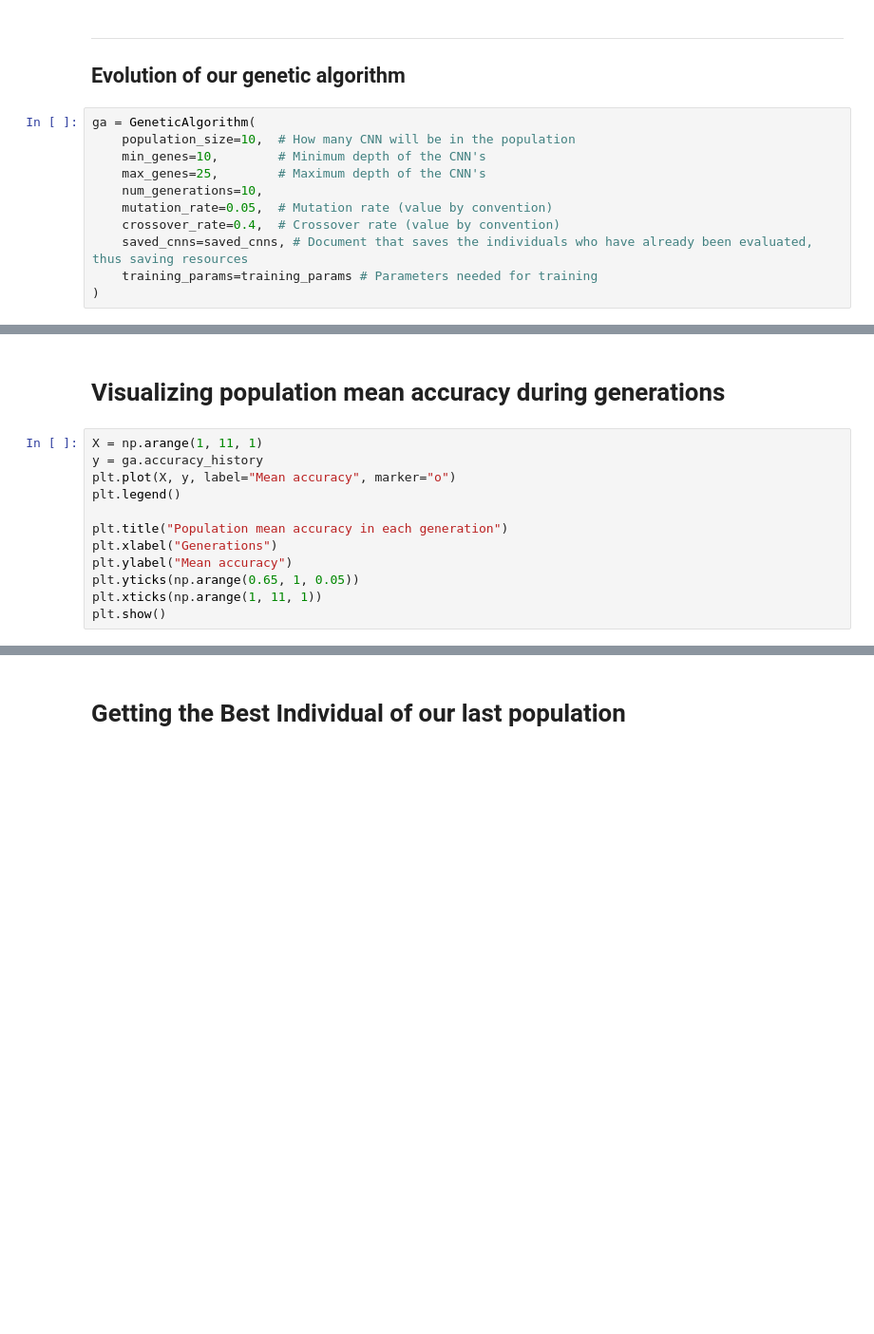
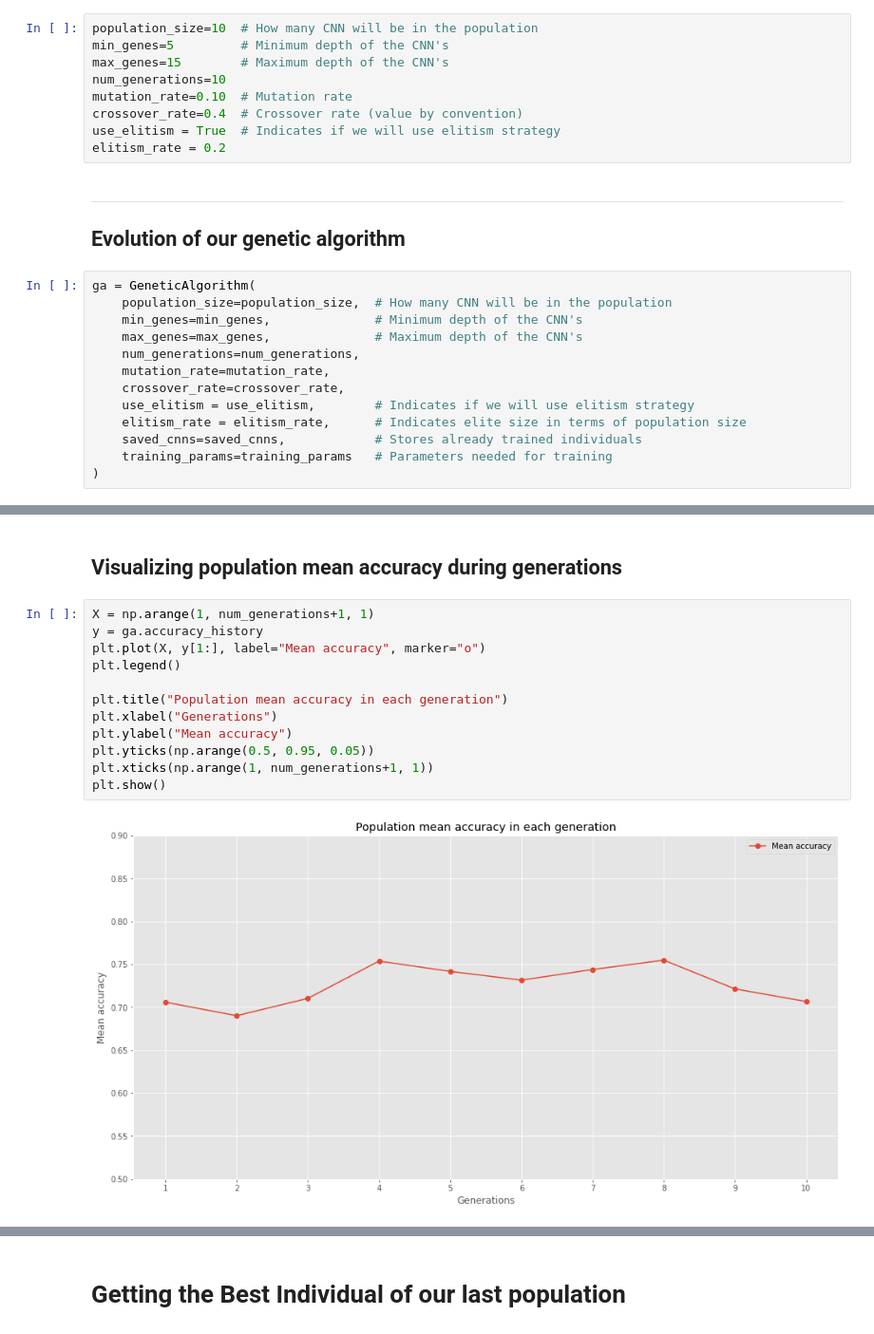
Before and after one commit to guillermovc/autocnn_with_ga, a Jupyter notebook: AutoCNN.ipynb, the cells around one changed output, grey strips where cells are left out. Shown at 95% size. Saved outputs shown, nothing was run; the diff lists cells and outputs as text; blank space fills up the shorter version.

```diff
--- a/AutoCNN.ipynb
+++ b/AutoCNN.ipynb
@@ -743,16 +791,27 @@ training_params = {
+# %%
+population_size=10  # How many CNN will be in the population
+min_genes=5         # Minimum depth of the CNN's
+max_genes=15        # Maximum depth of the CNN's
+num_generations=10
+mutation_rate=0.10  # Mutation rate
+crossover_rate=0.4  # Crossover rate (value by convention)
+use_elitism = True  # Indicates if we will use elitism strategy
+elitism_rate = 0.2
 # %% [markdown]
 ---
 ## Evolution of our genetic algorithm
 # %%
 ga = GeneticAlgorithm(
-    population_size=10,  # How many CNN will be in the population
-    min_genes=10,        # Minimum depth of the CNN's
-    max_genes=25,        # Maximum depth of the CNN's
-    num_generations=10,
-    mutation_rate=0.05,  # Mutation rate (value by convention)
-    crossover_rate=0.4,  # Crossover rate (value by convention)
-    saved_cnns=saved_cnns, # Document that saves the individuals who have already been evaluated, thus saving resources
-    training_params=training_params # Parameters needed for training
+    population_size=population_size,  # How many CNN will be in the population
+    min_genes=min_genes,              # Minimum depth of the CNN's
+    max_genes=max_genes,              # Maximum depth of the CNN's
+    num_generations=num_generations,
+    mutation_rate=mutation_rate,
+    crossover_rate=crossover_rate,
+    use_elitism = use_elitism,        # Indicates if we will use elitism strategy
+    elitism_rate = elitism_rate,      # Indicates elite size in terms of population size
+    saved_cnns=saved_cnns,            # Stores already trained individuals
+    training_params=training_params   # Parameters needed for training
 )
 # %%
 t1 = time.perf_counter()
@@ -779,14 +862,16 @@ Training ...
 # %% [markdown]
-# Visualizing population mean accuracy during generations
+## Visualizing population mean accuracy during generations
 # %%
-X = np.arange(1, 11, 1)
+X = np.arange(1, num_generations+1, 1)
 y = ga.accuracy_history
-plt.plot(X, y, label="Mean accuracy", marker="o")
+plt.plot(X, y[1:], label="Mean accuracy", marker="o")
 plt.legend()
 
 plt.title("Population mean accuracy in each generation")
 plt.xlabel("Generations")
 plt.ylabel("Mean accuracy")
-plt.yticks(np.arange(0.65, 1, 0.05))
-plt.xticks(np.arange(1, 11, 1))
+plt.yticks(np.arange(0.5, 0.95, 0.05))
+plt.xticks(np.arange(1, num_generations+1, 1))
 plt.show()
+# %% [output]
+[figure, added]
```
Also changed, not shown: parts of 44 cells of this notebook, 2 other files.
